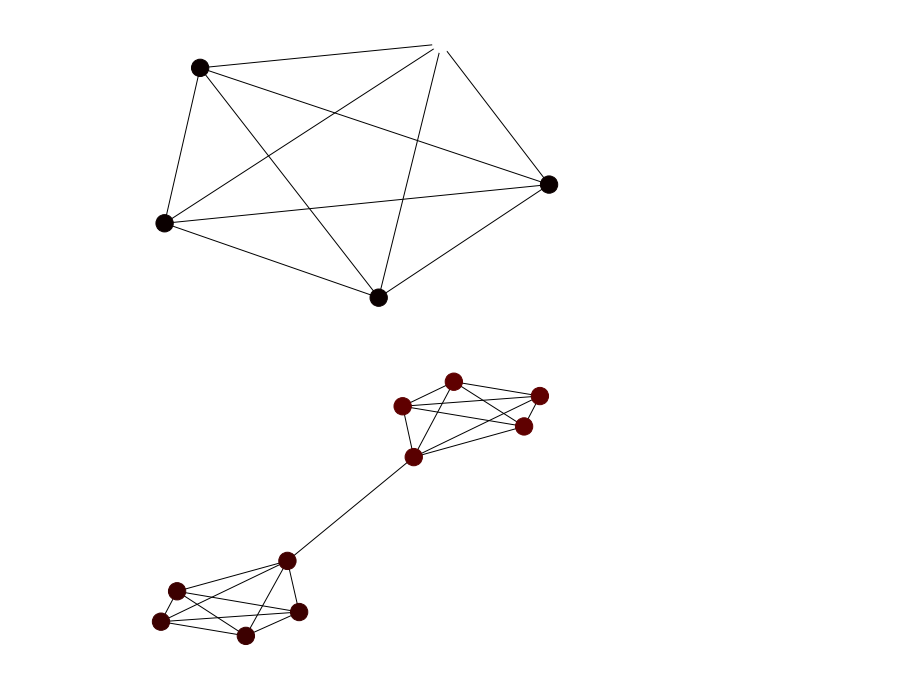
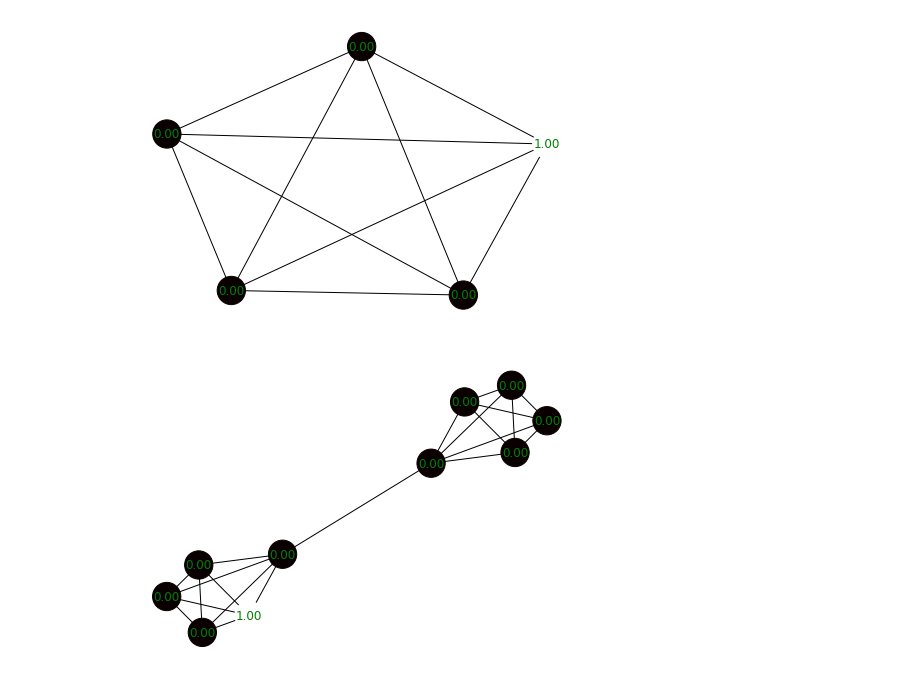
Before and after one commit to seansegal/diffusionongraphs, a Jupyter notebook: Diffusion Kernels.ipynb, the cells around one changed output. Drawn from its saved outputs; the diff is of its cells as text; code cells hidden in the pictures.

```diff
--- a/Diffusion Kernels.ipynb
+++ b/Diffusion Kernels.ipynb
@@ -24,0 +44,16 @@ def get_2d_graph(n):
+# %%
+# Diffusion on 2D grid
+def visualize_diffusion_on_barbell():
+    n = 5
+    starting_vertex = 12
+    G, layout = get_2d_graph(n)
+    lap = nx.laplacian_matrix(G).toarray()
+    def visualize_diffusion(beta=0.0):
+        kernel = scipy.linalg.expm(-lap*beta)
+        labels = {i: "{:0.2f}".format(kernel[starting_vertex, i[0]*n + i[1]]) for i in G.nodes()}
+        nx.draw(G, pos=layout, node_size=500, node_color=kernel[starting_vertex, :], cmap='hot', font_color='g', labels=labels, vmin=0.0, vmax=0.10)
+        plt.show()
+
+    interact(visualize_diffusion, beta=(0.0, 10.0))
+
+visualize_diffusion_on_barbell()
@@ -25,26 +62,34 @@ def get_2d_graph(n):
 # %%
-# Diffusion on 2D graph
-G, layout = get_complete_graph(5)
-lap = nx.laplacian_matrix(G).toarray()
-def visualize_diffusion_kernel(beta):
-    kernel = scipy.linalg.expm(-lap*beta)
-    nx.draw(G, pos=layout, node_color=kernel[0, :], cmap='hot', vmin=0, vmax=1.0)
-    plt.show()
+# Diffusion on the complete graph
+def visualize_diffusion_on_barbell():
+    G, layout = get_complete_graph(5)
+    lap = nx.laplacian_matrix(G).toarray()
+    starting_vertex = 0 # Vertex where diffusion starts
+    def visualize_diffusion(beta=0.0):
+        kernel = scipy.linalg.expm(-lap*beta)
+        labels = {i: "{:0.2f}".format(kernel[starting_vertex, i]) for i in range(kernel.shape[0])}
+        nx.draw(G, pos=layout, node_color=kernel[starting_vertex, :], labels=labels, node_size=800, cmap='hot',font_color='g', vmin=0, vmax=1.0)
+        plt.show()
 
-interact(visualize_diffusion_kernel, beta=0.0)
-pass # Avoid printing <function.>...
+    interact(visualize_diffusion, beta=(0.0, 2.0))
+
+visualize_diffusion_on_barbell()
 # %% [output]
-[figure, old version]
+[figure, new version]
 # %%
 # Diffusion on barbell (dumbbell) graph
-G, layout = get_barbell_graph(5)
-lap = nx.laplacian_matrix(G).toarray()
-def visualize_diffusion_kernel(beta):
-    kernel = scipy.linalg.expm(-lap*beta)
-    nx.draw(G, pos=layout, node_color=kernel[0, :], cmap='hot', vmin=0, vmax=1.0)
-    plt.show()
+def visualize_diffusion_on_barbell():
+    G, layout = get_barbell_graph(5)
+    lap = nx.laplacian_matrix(G).toarray()
+    starting_vertex = 0 # Vertex where diffusion starts
+    def visualize_diffusion(beta=0.0):
+        kernel = scipy.linalg.expm(-lap*beta)
+        labels = {i: "{:0.2f}".format(kernel[starting_vertex, i]) for i in range(kernel.shape[0])}
+        nx.draw(G, pos=layout, node_color=kernel[starting_vertex, :], labels=labels, node_size=800, cmap='hot',font_color='g', vmin=0, vmax=0.25)
+        plt.show()
 
-interact(visualize_diffusion_kernel, beta=(0.0, 10.0))
-pass # Avoid printing
+    interact(visualize_diffusion, beta=(0.0, 10.0))
+
+visualize_diffusion_on_barbell()
 # %% [output]
-[figure, old version]
+[figure, new version]
```
Also changed, not shown: parts of 13 cells of this notebook.
